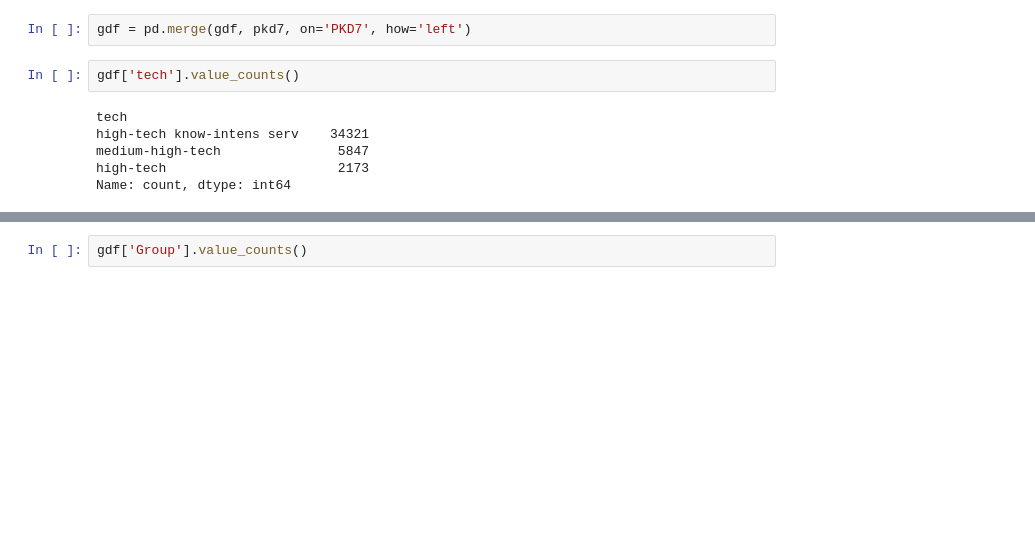
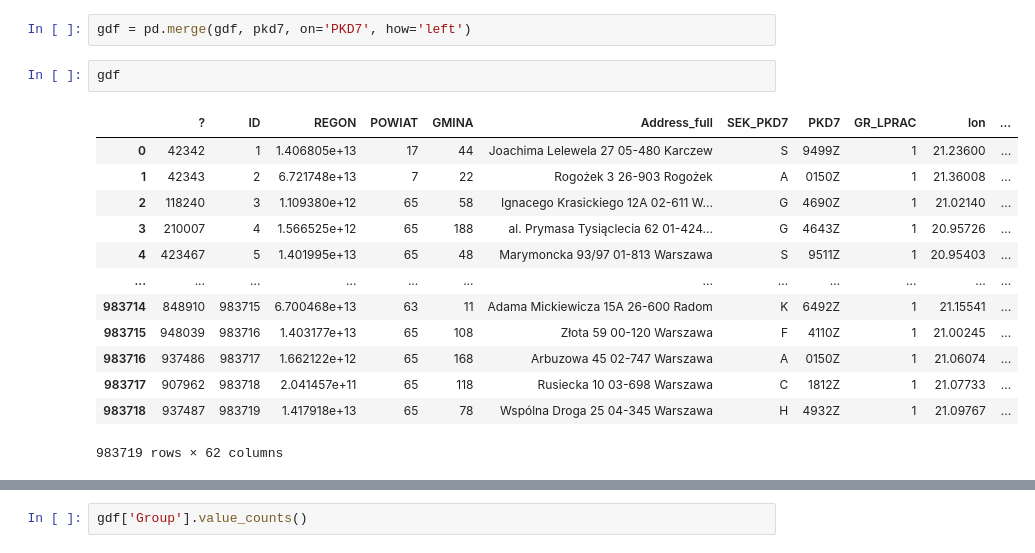
Before and after one commit to fszymanski13/master_thesis, a Jupyter notebook: notebooks/modelling.ipynb, the cells around one changed output, grey strips where cells are left out. Drawn from its saved outputs; the diff is of its cells as text; blank space fills up the shorter version.

```diff
--- a/notebooks/modelling.ipynb
+++ b/notebooks/modelling.ipynb
@@ -44,12 +44,20 @@ pkd7
 # %%
 gdf = pd.merge(gdf, pkd7, on='PKD7', how='left')
 # %%
-gdf['tech'].value_counts()
+gdf
 # %% [output]
+|  | ? | ID | REGON | POWIAT | GMINA | Address_full | SEK_PKD7 | PKD7 | GR_LPRAC | lon | ... |
+| 0 | 42342 | 1 | 1.406805e+13 | 17 | 44 | Joachima Lelewela 27 05-480 Karczew | S | 9499Z | 1 | 21.23600 | ... |
+| 1 | 42343 | 2 | 6.721748e+13 | 7 | 22 | Rogożek 3 26-903 Rogożek | A | 0150Z | 1 | 21.36008 | ... |
+| 2 | 118240 | 3 | 1.109380e+12 | 65 | 58 | Ignacego Krasickiego 12A 02-611 W... | G | 4690Z | 1 | 21.02140 | ... |
+| 3 | 210007 | 4 | 1.566525e+12 | 65 | 188 | al. Prymasa Tysiąclecia 62 01-424... | G | 4643Z | 1 | 20.95726 | ... |
+| 4 | 423467 | 5 | 1.401995e+13 | 65 | 48 | Marymoncka 93/97 01-813 Warszawa | S | 9511Z | 1 | 20.95403 | ... |
+| ... | ... | ... | ... | ... | ... | ... | ... | ... | ... | ... | ... |
+| 983714 | 848910 | 983715 | 6.700468e+13 | 63 | 11 | Adama Mickiewicza 15A 26-600 Radom | K | 6492Z | 1 | 21.15541 | ... |
+| 983715 | 948039 | 983716 | 1.403177e+13 | 65 | 108 | Złota 59 00-120 Warszawa | F | 4110Z | 1 | 21.00245 | ... |
+| 983716 | 937486 | 983717 | 1.662122e+12 | 65 | 168 | Arbuzowa 45 02-747 Warszawa | A | 0150Z | 1 | 21.06074 | ... |
+| 983717 | 907962 | 983718 | 2.041457e+11 | 65 | 118 | Rusiecka 10 03-698 Warszawa | C | 1812Z | 1 | 21.07733 | ... |
+| 983718 | 937487 | 983719 | 1.417918e+13 | 65 | 78 | Wspólna Droga 25 04-345 Warszawa | H | 4932Z | 1 | 21.09767 | ... |
-tech
-high-tech know-intens serv    34321
-medium-high-tech               5847
-high-tech                      2173
-Name: count, dtype: int64
+983719 rows × 62 columns
 # %%
 gdf['tech'].fillna('other', inplace=True)
```
Also changed, not shown: parts of 64 cells of this notebook, 1 other file.
